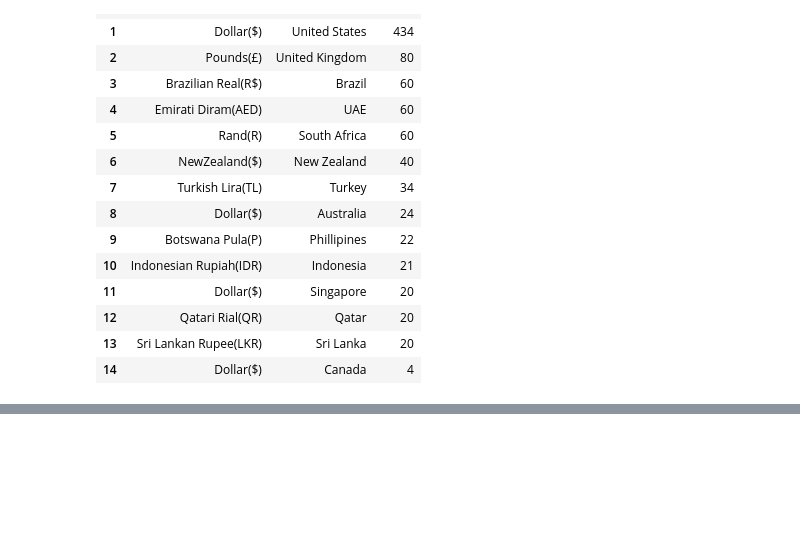
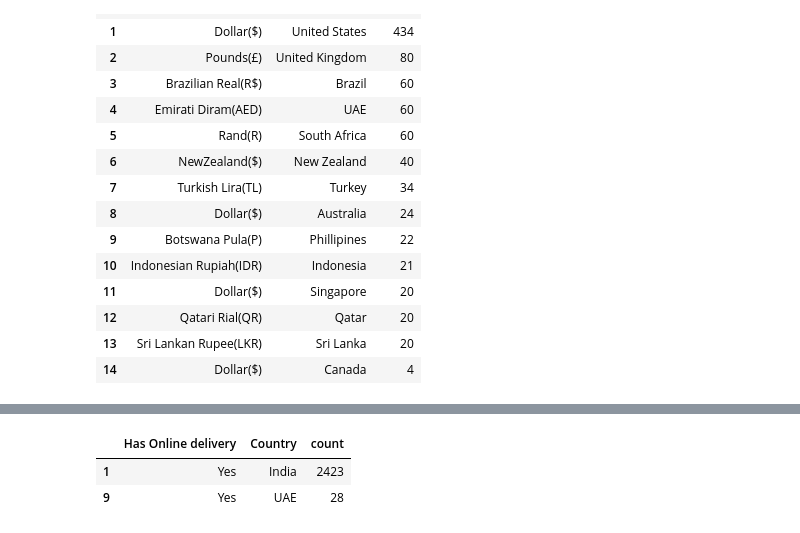
Before and after one commit to hmshuv/Zomato-DataSet-EDA, a Jupyter notebook: Untitled.ipynb, the cells around one changed output, grey strips where cells are left out. Cells and saved outputs as stored; diff of their text form; code cells hidden in the pictures; blank space fills up the shorter version.

```diff
--- a/Untitled.ipynb
+++ b/Untitled.ipynb
@@ -454,0 +488,6 @@ final_df[['Currency', 'Country']].value_counts().reset_index()
+# %%
+online_delivery[online_delivery['Has Online delivery'] == "Yes"]
+# %% [output]
+|  | Has Online delivery | Country | count |
+| 1 | Yes | India | 2423 |
+| 9 | Yes | UAE | 28 |
```
Also changed, not shown: parts of 12 cells of this notebook.
